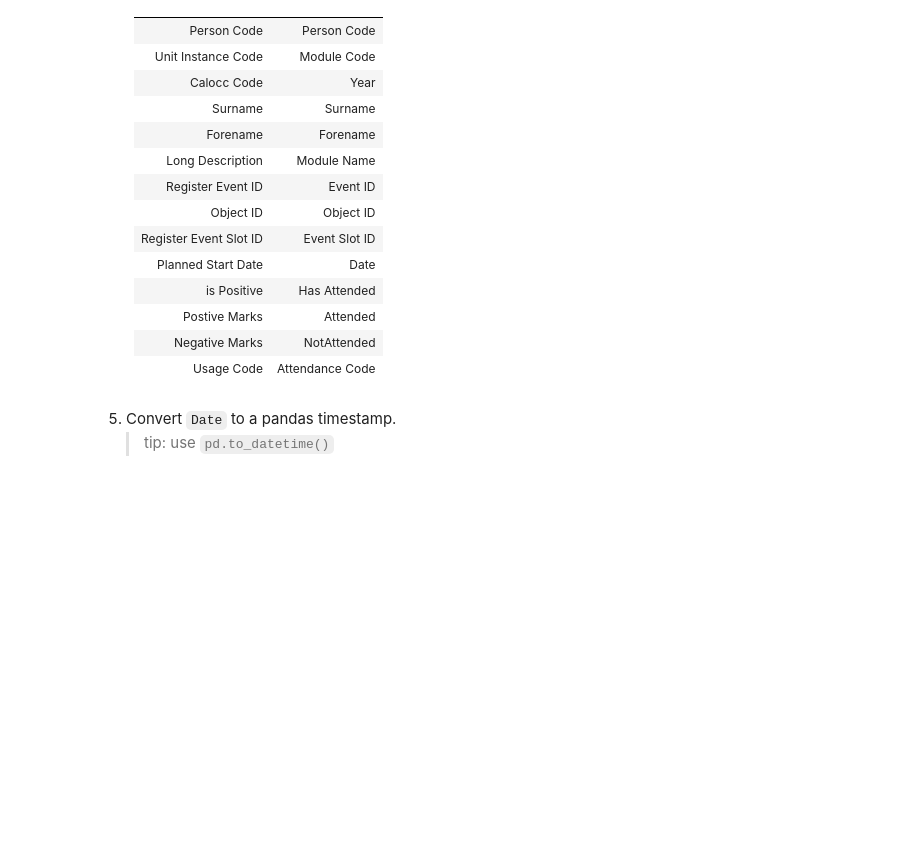
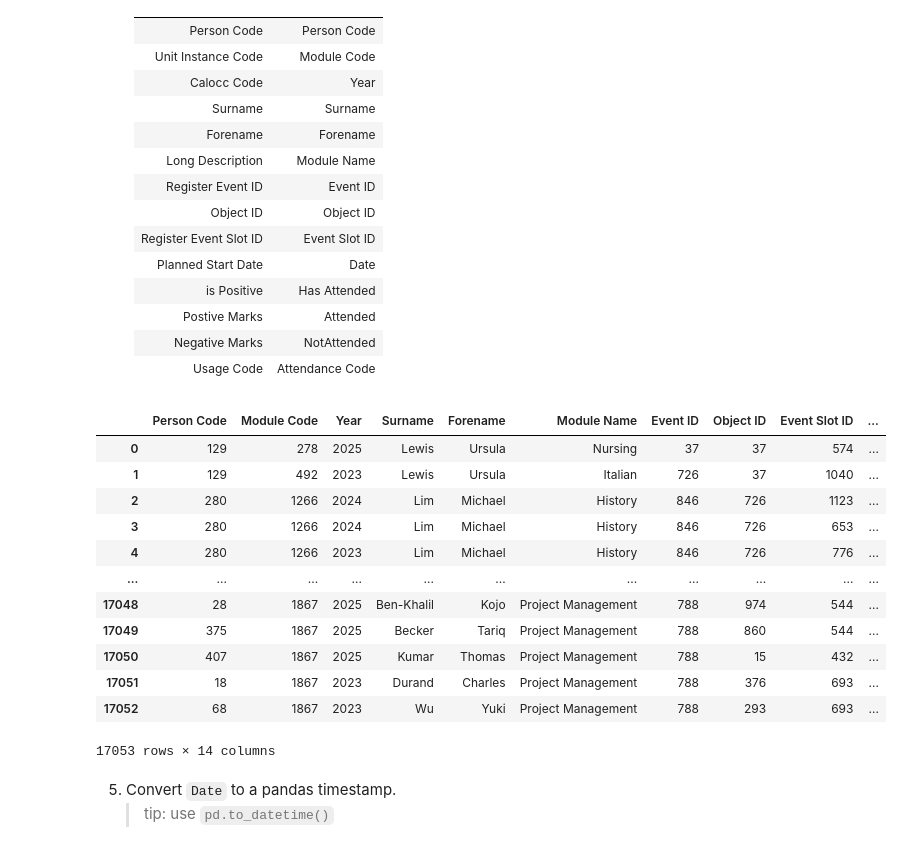
Before and after one commit to Mrmills-Ox3/Data-Sci-Mid-term, a Jupyter notebook: summative1-1.ipynb, the cells around one changed output. Drawn from its saved outputs; the diff is of its cells as text; code cells hidden in the pictures; blank space fills up the shorter version.

```diff
--- a/summative1-1.ipynb
+++ b/summative1-1.ipynb
@@ -75,3 +85,5 @@ By completing this assessment, you will demonstrate your ability to:
 # %%
 # your code here
-...
+# Data frame loaded and displayed
+df = pd.read_csv('attendance_anonymised-1.csv')
+df
@@ -84,4 +145,6 @@ By completing this assessment, you will demonstrate your ability to:
 3. Drop the `Planned End Date` column.
 # %%
 # your code here
-...
+# dataframe renamed to ensure that it reflects the changes made
+df_ned = df.drop(columns='Planned End Date')
+df_ned
@@ -106,7 +183,23 @@ By completing this assessment, you will demonstrate your ability to:
    | Usage Code             | Attendance Code |
 # %%
 # your code here
-...
+#Renaming columns and printing them to ensure changes have been made
+df_clean = df_ned.rename(columns={'Unit Instance Code': 'Module Code', 'Calocc Code': 'Year','Long Description':'Module Name','Register Event ID':'Event ID','Register Event Slot ID':'Event Slot ID','Planned Start Date':'Date','is Positive':'Has Attended', 'Positive Marks':'Attended','Negative Marks':'NotAttended','Usage Code':'Attendance Code'})
+df_clean
+# %% [output]
+|  | Person Code | Module Code | Year | Surname | Forename | Module Name | Event ID | Object ID | Event Slot ID | ... |
+| 0 | 129 | 278 | 2025 | Lewis | Ursula | Nursing | 37 | 37 | 574 | ... |
+| 1 | 129 | 492 | 2023 | Lewis | Ursula | Italian | 726 | 37 | 1040 | ... |
+| 2 | 280 | 1266 | 2024 | Lim | Michael | History | 846 | 726 | 1123 | ... |
+| 3 | 280 | 1266 | 2024 | Lim | Michael | History | 846 | 726 | 653 | ... |
+| 4 | 280 | 1266 | 2023 | Lim | Michael | History | 846 | 726 | 776 | ... |
+| ... | ... | ... | ... | ... | ... | ... | ... | ... | ... | ... |
+| 17048 | 28 | 1867 | 2025 | Ben-Khalil | Kojo | Project Management | 788 | 974 | 544 | ... |
+| 17049 | 375 | 1867 | 2025 | Becker | Tariq | Project Management | 788 | 860 | 544 | ... |
+| 17050 | 407 | 1867 | 2025 | Kumar | Thomas | Project Management | 788 | 15 | 432 | ... |
+| 17051 | 18 | 1867 | 2023 | Durand | Charles | Project Management | 788 | 376 | 693 | ... |
+| 17052 | 68 | 1867 | 2023 | Wu | Yuki | Project Management | 788 | 293 | 693 | ... |
+17053 rows × 14 columns
 # %% [markdown]
 5. Convert `Date` to a pandas timestamp.
    > tip: use `pd.to_datetime()`
```
Also changed, not shown: parts of 9 cells of this notebook, 2 other files.
